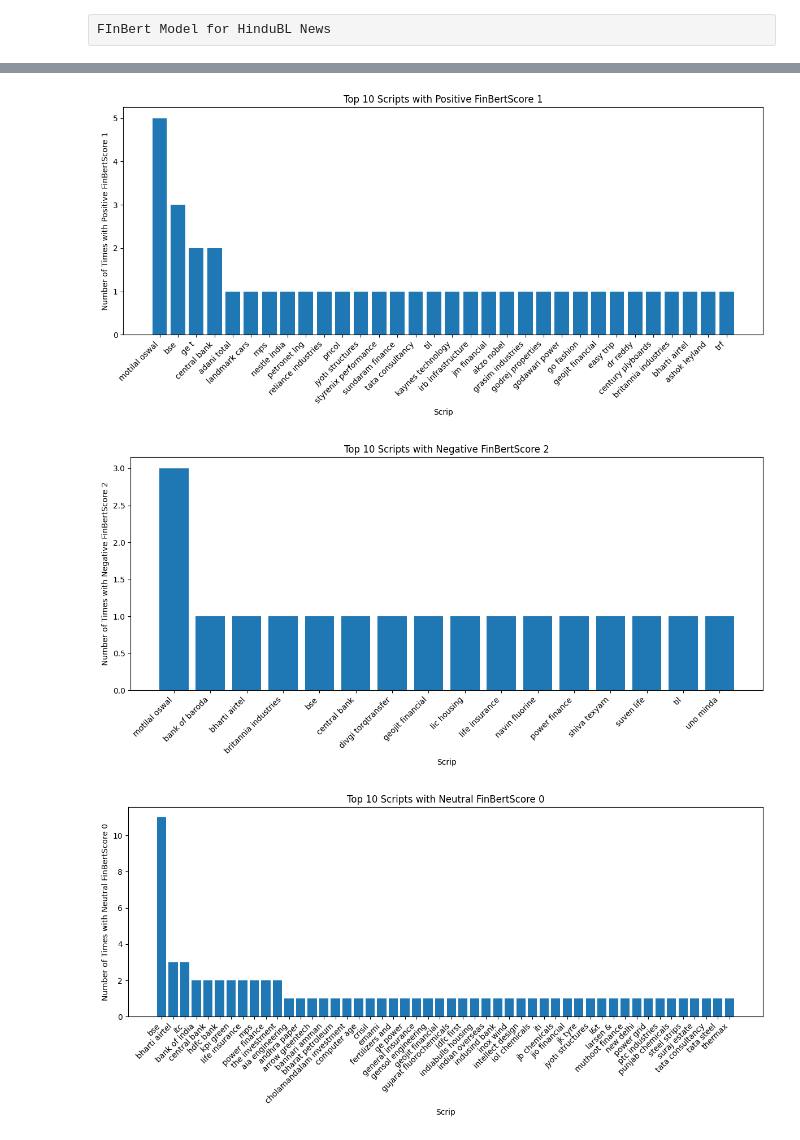
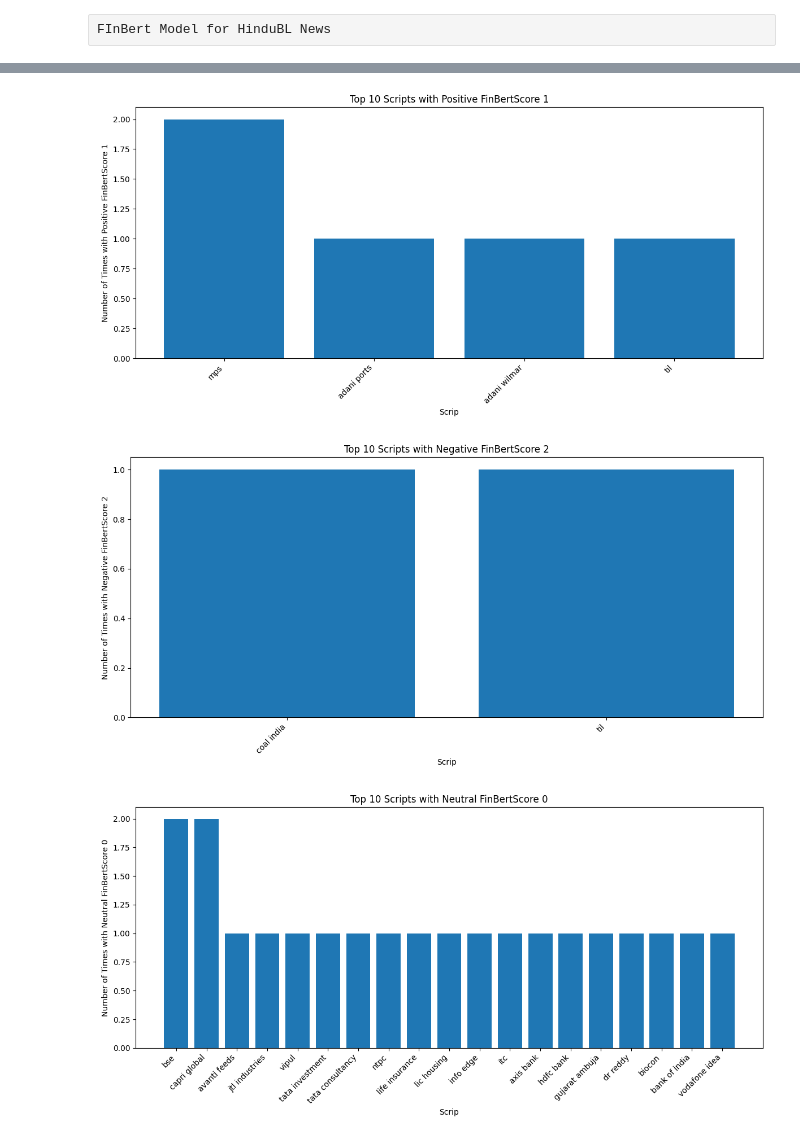
Before and after one commit to ranguchamy/ML_Indian_Stocks, a Jupyter notebook: NewsAnalytics_HinduBL.ipynb, the cells around one changed output, grey strips where cells are left out. Cells and saved outputs as stored; diff of their text form; code cells hidden in the pictures.

```diff
--- a/NewsAnalytics_HinduBL.ipynb
+++ b/NewsAnalytics_HinduBL.ipynb
@@ -21,7 +21,7 @@ database_name = "NewsAnalytics"
 collection_name = "RawNews_Hindu"
 
 # Path to the Excel file
-excel_file_path = r'C:\Users\91908\Documents\Raja\Share market\Analysis\Trendlyne\Data\Scrip\Scrip01022024.xlsx'
+excel_file_path = r'C:\Users\91908\Documents\Raja\Share market\Analysis\Trendlyne\Data\Scrip\Scrip29022024.xlsx'
 
 
 try:
@@ -34,8 +34,8 @@ try:
         # all_records = collection.find()
 
 
-        start_date = datetime(2024, 2, 7, 0, 0, 0)
-        end_date = datetime(2024, 2, 8, 0, 0, 0)
+        start_date = datetime(2024, 3, 4, 0, 0, 0)
+        end_date = datetime(2024, 3, 5, 0, 0, 0)
 
         find_query = {
             "created_at": {
@@ -57,6 +57,10 @@ try:
 
             # Assuming the column containing stock names is named "Portfolio"
             stock_names_in_portfolio = portfolio_df['Top1000NSE'].tolist()
+            # stock_names_in_portfolio = ['exblifeb']
+            # stock_names_in_portfolio = ['suven']
+
+
 
             # Create a list to store tuples of (Scrip, paragraph_content, label, confidence, date, strength)
             result_list = []
@@ -200,3 +204,3 @@ except Exception as e:
-[figure, old version]
+[figure, new version]
-[figure, old version]
+[figure, new version]
-[figure, old version]
+[figure, new version]
```
Also changed, not shown: parts of 1 cell of this notebook, 11 other files.
